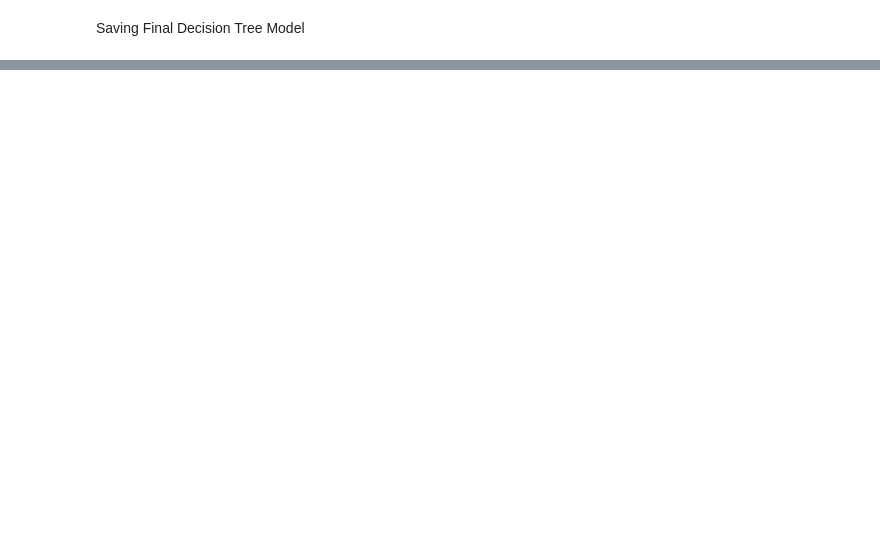
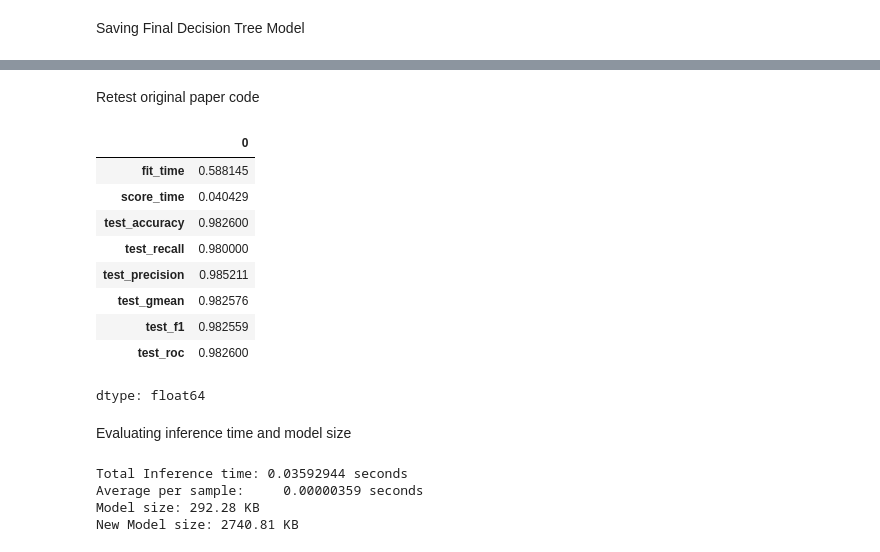
Before and after one commit to NHCh1/DLI, a Jupyter notebook: DLI_Assignment.ipynb, the cells around one changed output, grey strips where cells are left out. Cells and saved outputs as stored; diff of their text form; code cells hidden in the pictures; blank space fills up the shorter version.

Commit message:
Adding individual paper code

```diff
--- a/DLI_Assignment.ipynb
+++ b/DLI_Assignment.ipynb
@@ -687,0 +849,5 @@ joblib.dump(dtc_pipe, 'dtc_model.pkl')
+# %%
+xgb_feature = data.drop([48],axis=1)
+print(xgb_feature)
+xgb_target = data[48]
+print(xgb_target)
@@ -687,0 +872,62 @@ joblib.dump(dtc_pipe, 'dtc_model.pkl')
+# %% [markdown]
+Retest original paper code
+# %%
+ind_xg = XGBClassifier(use_label_encoder =False, eval_metric='logloss')
+from sklearn.metrics import make_scorer
+from imblearn.metrics import geometric_mean_score
+xgb_scores={'accuracy': make_scorer(accuracy_score),
+            'recall' : make_scorer(recall_score),
+            'precision':make_scorer(precision_score),
+            'gmean': make_scorer(geometric_mean_score),
+            'f1':make_scorer(f1_score),
+            'roc': make_scorer(roc_auc_score)
+            }
+from sklearn.model_selection import cross_validate
+ind_xg_result = cross_validate(ind_xg, xgb_feature, xgb_target, cv = 10, scoring=xgb_scores)
+df = pd.DataFrame(ind_xg_result)
+
+ori_xgb_scores = df.mean(axis=0)
+ori_xgb_acc  = ori_xgb_scores['test_accuracy']
+ori_xgb_prec = ori_xgb_scores['test_precision']
+ori_xgb_rec  = ori_xgb_scores['test_recall']
+ori_xgb_f1   = ori_xgb_scores['test_f1']
+ori_xgb_roc  = ori_xgb_scores['test_roc']
+
+df.mean(axis=0)
+# %% [output]
+|  | 0 |
+| fit_time | 0.588145 |
+| score_time | 0.040429 |
+| test_accuracy | 0.982600 |
+| test_recall | 0.980000 |
+| test_precision | 0.985211 |
+| test_gmean | 0.982576 |
+| test_f1 | 0.982559 |
+| test_roc | 0.982600 |
+dtype: float64
+# %% [markdown]
+Evaluating inference time and model size
+# %%
+ind_xg.fit(xgb_feature, xgb_target)
+
+start_time = time.time()
+_ = ind_xg.predict_proba(xgb_feature)
+end_time = time.time()
+ori_xgb_total_inference_time = end_time - start_time
+ori_xgb_avg_inference_time = ori_xgb_total_inference_time / len(xgb_feature)
+print(f"Total Inference time: {ori_xgb_total_inference_time:.8f} seconds")
+print(f"Average per sample:     {ori_xgb_avg_inference_time:.8f} seconds")
+
+ind_xg.save_model('ori_xgb.json')
+ori_xgb_size_in_bytes = os.path.getsize('ori_xgb.json')
+ori_xgb_size_in_kb = ori_xgb_size_in_bytes / 1024
+print(f"Model size: {ori_xgb_size_in_kb:.2f} KB")
+
+new_xgb_size_in_bytes = os.path.getsize('xgb_model.pkl')
+new_xgb_size_in_kb = new_xgb_size_in_bytes / 1024
+print(f"New Model size: {new_xgb_size_in_kb:.2f} KB")
+# %% [output]
+Total Inference time: 0.03592944 seconds
+Average per sample:     0.00000359 seconds
+Model size: 292.28 KB
+New Model size: 2740.81 KB
```
Also changed, not shown: parts of 51 cells of this notebook.
